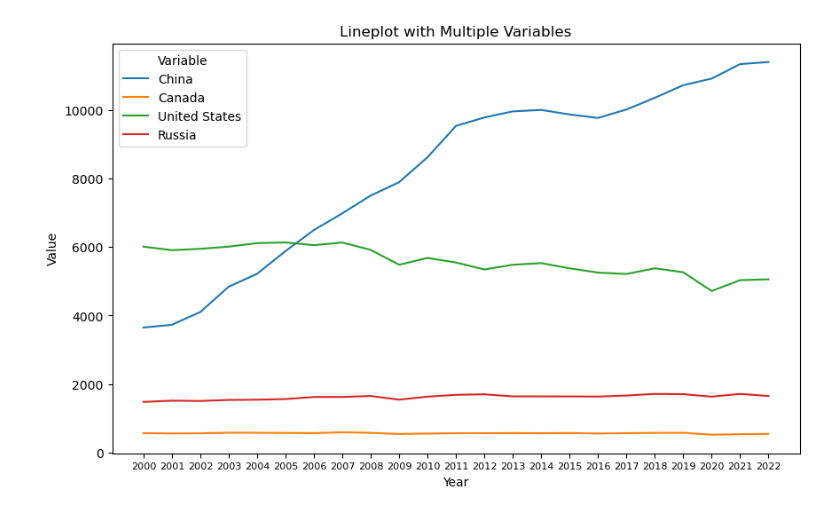
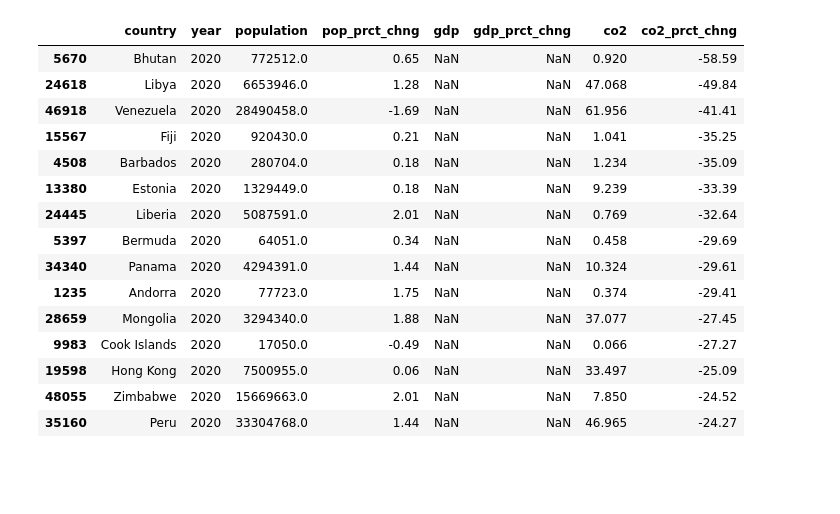
Before and after one commit to Kanustu/world_co2, a Jupyter notebook: world_co2_exp.ipynb, the cells around one changed output. Cells and saved outputs as stored; diff of their text form; code cells hidden in the pictures; blank space fills up the shorter version.

```diff
--- a/world_co2_exp.ipynb
+++ b/world_co2_exp.ipynb
@@ -413,18 +366,21 @@ plt.show()
-# %%
-# Initialize the plot
-plt.figure(figsize=(10, 6))
-
-# Plot each line
-sns.lineplot(data=china_info, x='year', y='co2', label='China')
-sns.lineplot(data=canada_info, x='year', y='co2', label='Canada')
-sns.lineplot(data=us_info, x='year', y='co2', label='United States')
-sns.lineplot(data=russia_info, x='year', y='co2', label='Russia')
-plt.xticks(total_co2_by_year['year'], fontsize=8)
-# Add titles and labels
-plt.title('Lineplot with Multiple Variables')
-plt.xlabel('Year')
-plt.ylabel('Value')
-plt.legend(title='Variable')
-plt.show()
-# %% [output]
-[figure, removed]
+# %%
+demo_prct_chng = yearly_prct_chng(co2_countries.copy(), column_creation, prct_calculations)
+# %%
+demo_prct_chng[(demo_prct_chng['year'] == 2020) & (demo_prct_chng['country'] == 'United States']
+# %% [output]
+|  | country | year | population | pop_prct_chng | gdp | gdp_prct_chng | co2 | co2_prct_chng |
+| 5670 | Bhutan | 2020 | 772512.0 | 0.65 | NaN | NaN | 0.920 | -58.59 |
+| 24618 | Libya | 2020 | 6653946.0 | 1.28 | NaN | NaN | 47.068 | -49.84 |
+| 46918 | Venezuela | 2020 | 28490458.0 | -1.69 | NaN | NaN | 61.956 | -41.41 |
+| 15567 | Fiji | 2020 | 920430.0 | 0.21 | NaN | NaN | 1.041 | -35.25 |
+| 4508 | Barbados | 2020 | 280704.0 | 0.18 | NaN | NaN | 1.234 | -35.09 |
+| 13380 | Estonia | 2020 | 1329449.0 | 0.18 | NaN | NaN | 9.239 | -33.39 |
+| 24445 | Liberia | 2020 | 5087591.0 | 2.01 | NaN | NaN | 0.769 | -32.64 |
+| 5397 | Bermuda | 2020 | 64051.0 | 0.34 | NaN | NaN | 0.458 | -29.69 |
+| 34340 | Panama | 2020 | 4294391.0 | 1.44 | NaN | NaN | 10.324 | -29.61 |
+| 1235 | Andorra | 2020 | 77723.0 | 1.75 | NaN | NaN | 0.374 | -29.41 |
+| 28659 | Mongolia | 2020 | 3294340.0 | 1.88 | NaN | NaN | 37.077 | -27.45 |
+| 9983 | Cook Islands | 2020 | 17050.0 | -0.49 | NaN | NaN | 0.066 | -27.27 |
+| 19598 | Hong Kong | 2020 | 7500955.0 | 0.06 | NaN | NaN | 33.497 | -25.09 |
+| 48055 | Zimbabwe | 2020 | 15669663.0 | 2.01 | NaN | NaN | 7.850 | -24.52 |
+| 35160 | Peru | 2020 | 33304768.0 | 1.44 | NaN | NaN | 46.965 | -24.27 |
```
Also changed, not shown: parts of 40 cells of this notebook.
